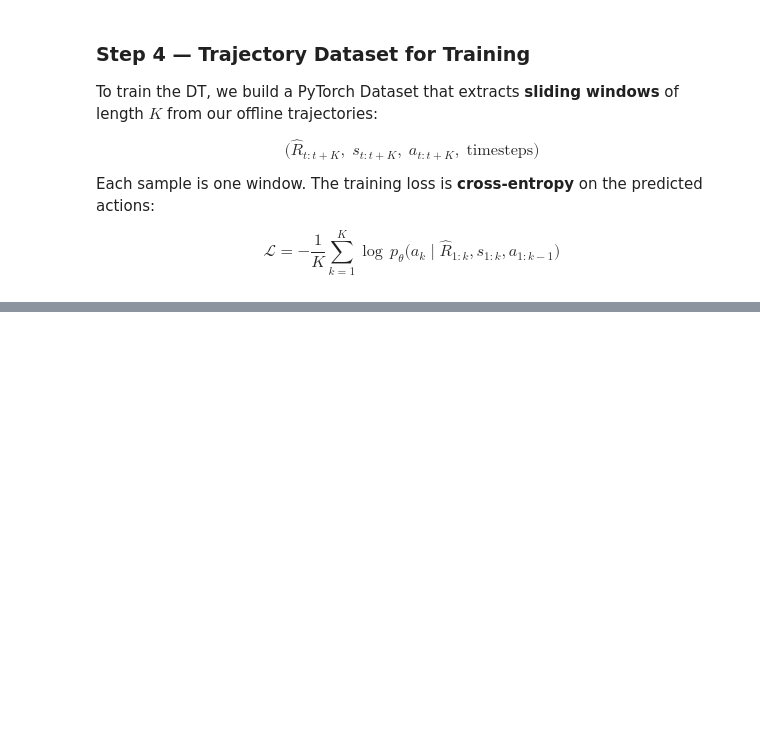
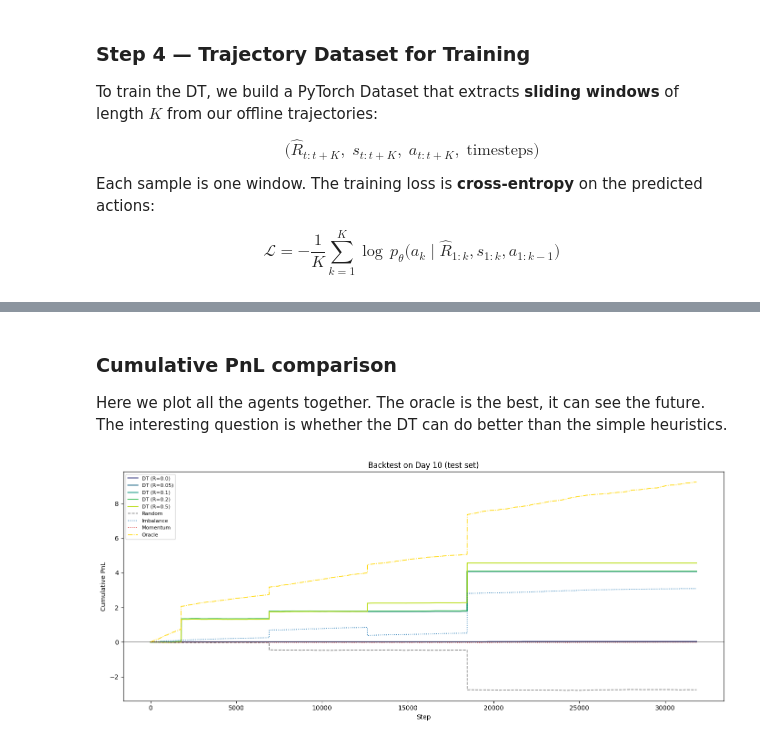
Before and after one commit to produit-scalaire/Decision-Transformer-LOB-Trading, a Jupyter notebook: main.ipynb, the cells around one changed output, grey strips where cells are left out. Saved outputs shown, nothing was run; the diff lists cells and outputs as text; code cells hidden in the pictures; blank space fills up the shorter version.

```diff
--- a/main.ipynb
+++ b/main.ipynb
@@ -1109,0 +1485,29 @@ Forward pass OK!
+# %% [markdown]
+### Cumulative PnL comparison
+
+Here we plot all the agents together. The oracle is the best, it can see the future. The interesting question is whether the DT can do better than the simple heuristics.
+# %%
+# -- Cumulative PnL plot --
+fig, ax = plt.subplots(figsize=(14, 6))
+
+# plot DT variants
+cmap = plt.cm.viridis(np.linspace(0.2, 0.9, len(dt_results)))
+for (name, res), color in zip(dt_results.items(), cmap):
+    ax.plot(np.cumsum(res["rewards"]), label=name, linewidth=1.5, color=color)
+
+# plot baselines
+style = {"Random": ("grey", "--"), "Imbalance": ("tab:blue", ":"),
+         "Momentum": ("tab:red", ":"), "Oracle": ("gold", "-.")}
+for name, res in baseline_results.items():
+    c, ls = style[name]
+    ax.plot(np.cumsum(res["rewards"]), label=name, linewidth=1.2, color=c, linestyle=ls)
+
+ax.axhline(0, color="black", linewidth=0.5)
+ax.set_xlabel("Step")
+ax.set_ylabel("Cumulative PnL")
+ax.set_title("Backtest on Day 10 (test set)")
+ax.legend(loc="upper left", fontsize=8)
+plt.tight_layout()
+plt.show()
+# %% [output]
+[figure, added]
```
Also changed, not shown: parts of 20 cells of this notebook, 1 other file.
